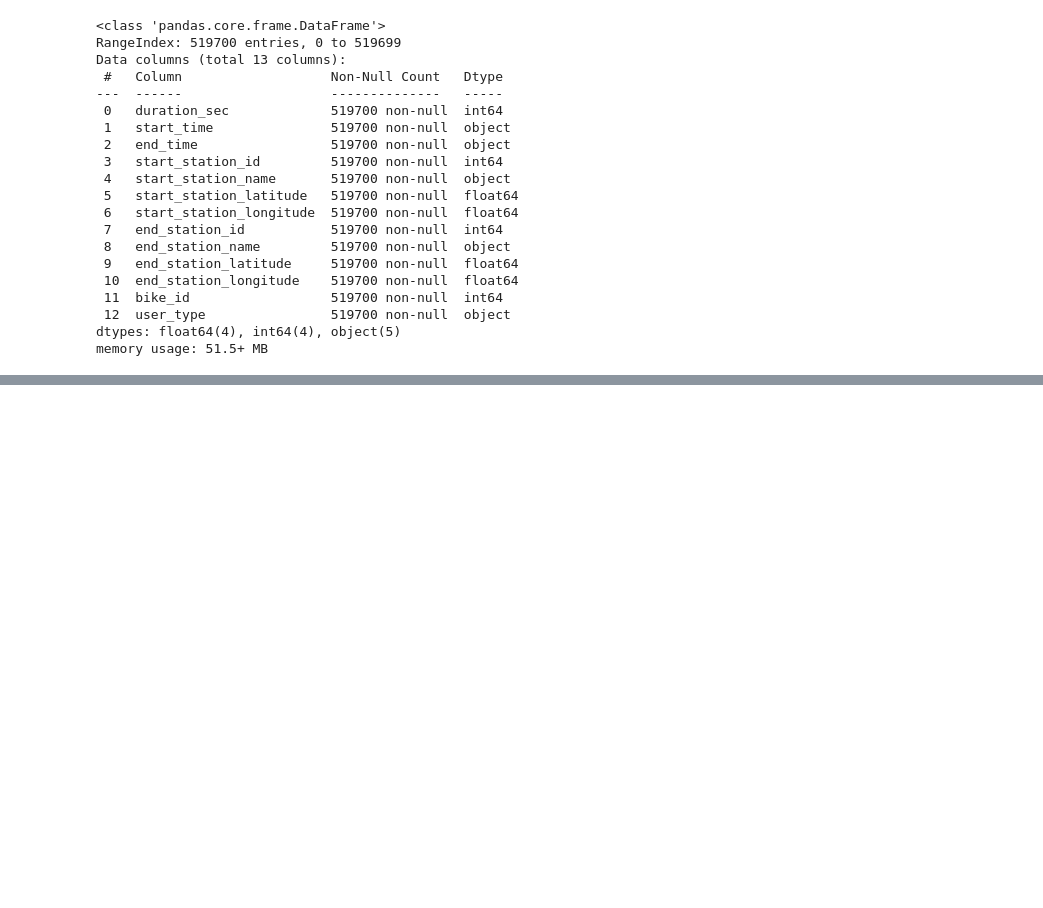
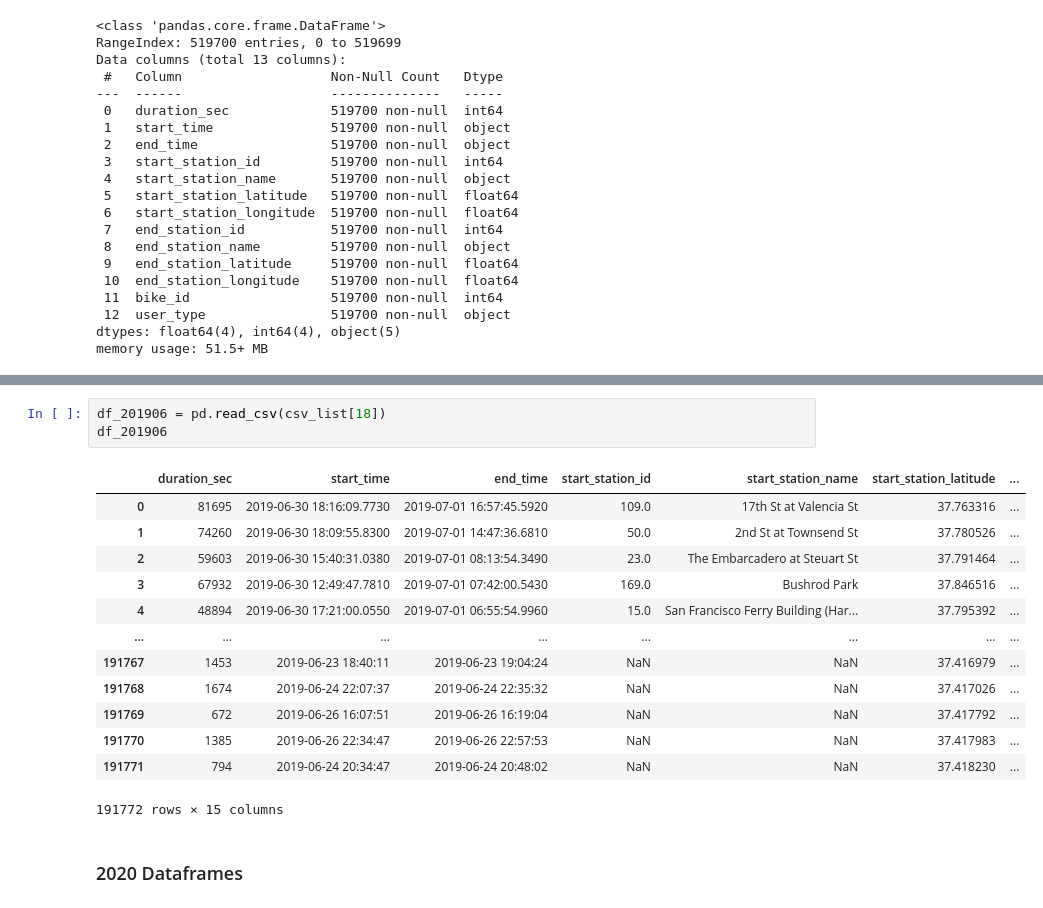
Before and after one commit to adipurnamk/Ford-GoBike-System-Data, a Jupyter notebook: data_analyst_bicycyle.ipynb, the cells around one changed output, grey strips where cells are left out. Drawn from its saved outputs; the diff is of its cells as text; blank space fills up the shorter version.

```diff
--- a/data_analyst_bicycyle.ipynb
+++ b/data_analyst_bicycyle.ipynb
@@ -127,0 +320,19 @@ array([[<AxesSubplot:title={'center':'duration_sec'}>,
+# %%
+df_201906 = pd.read_csv(csv_list[18])
+df_201906
+# %% [output]
+|  | duration_sec | start_time | end_time | start_station_id | start_station_name | start_station_latitude | ... |
+| 0 | 81695 | 2019-06-30 18:16:09.7730 | 2019-07-01 16:57:45.5920 | 109.0 | 17th St at Valencia St | 37.763316 | ... |
+| 1 | 74260 | 2019-06-30 18:09:55.8300 | 2019-07-01 14:47:36.6810 | 50.0 | 2nd St at Townsend St | 37.780526 | ... |
+| 2 | 59603 | 2019-06-30 15:40:31.0380 | 2019-07-01 08:13:54.3490 | 23.0 | The Embarcadero at Steuart St | 37.791464 | ... |
+| 3 | 67932 | 2019-06-30 12:49:47.7810 | 2019-07-01 07:42:00.5430 | 169.0 | Bushrod Park | 37.846516 | ... |
+| 4 | 48894 | 2019-06-30 17:21:00.0550 | 2019-07-01 06:55:54.9960 | 15.0 | San Francisco Ferry Building (Har... | 37.795392 | ... |
+| ... | ... | ... | ... | ... | ... | ... | ... |
+| 191767 | 1453 | 2019-06-23 18:40:11 | 2019-06-23 19:04:24 | NaN | NaN | 37.416979 | ... |
+| 191768 | 1674 | 2019-06-24 22:07:37 | 2019-06-24 22:35:32 | NaN | NaN | 37.417026 | ... |
+| 191769 | 672 | 2019-06-26 16:07:51 | 2019-06-26 16:19:04 | NaN | NaN | 37.417792 | ... |
+| 191770 | 1385 | 2019-06-26 22:34:47 | 2019-06-26 22:57:53 | NaN | NaN | 37.417983 | ... |
+| 191771 | 794 | 2019-06-24 20:34:47 | 2019-06-24 20:48:02 | NaN | NaN | 37.418230 | ... |
+191772 rows × 15 columns
+# %% [markdown]
+###  2020 Dataframes
```
Also changed, not shown: parts of 19 cells of this notebook, 7 other files.
